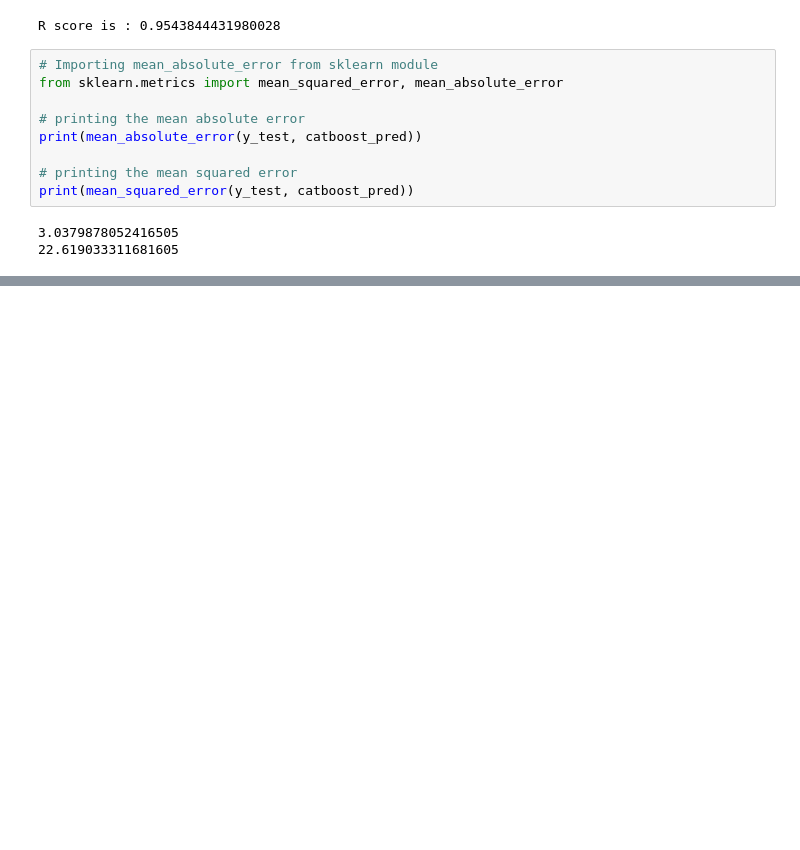
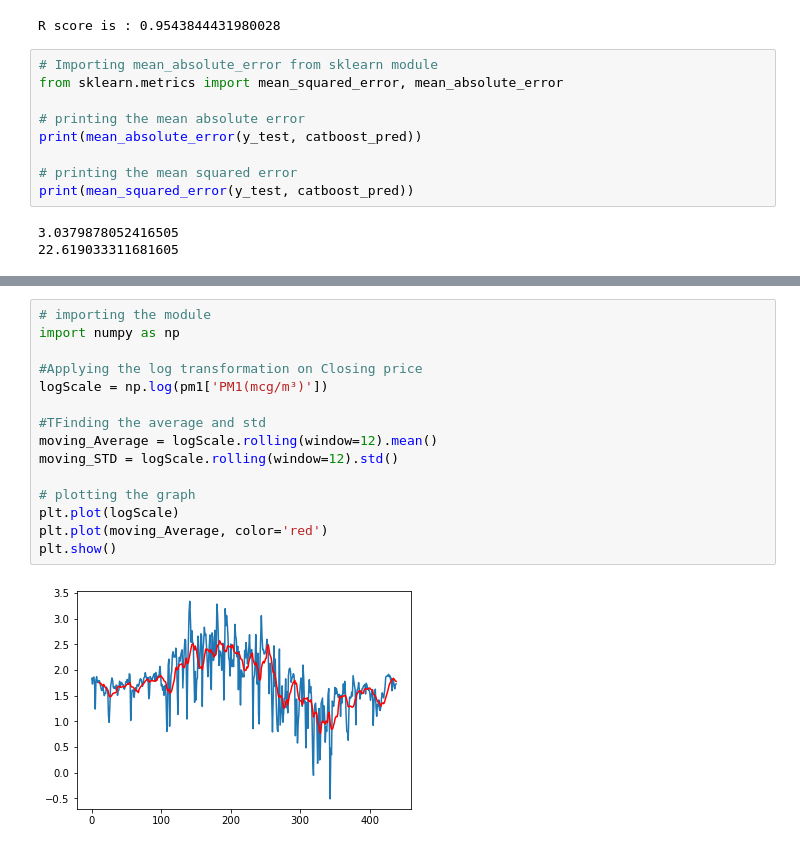
Before and after one commit to bashiralam185/Final_year_project, a Jupyter notebook: Datasets/PM1-PM10.ipynb, the cells around one changed output, grey strips where cells are left out. Drawn from its saved outputs; the diff is of its cells as text; blank space fills up the shorter version.

```diff
--- a/Datasets/PM1-PM10.ipynb
+++ b/Datasets/PM1-PM10.ipynb
@@ -605,0 +658,17 @@ plt.show()
+# %%
+# importing the module
+import numpy as np
+
+#Applying the log transformation on Closing price
+logScale = np.log(pm1['PM1(mcg/m³)'])
+
+#TFinding the average and std
+moving_Average = logScale.rolling(window=12).mean()
+moving_STD = logScale.rolling(window=12).std()
+
+# plotting the graph
+plt.plot(logScale)
+plt.plot(moving_Average, color='red')
+plt.show()
+# %% [output]
+[figure, added]
```
Also changed, not shown: parts of 51 cells of this notebook, 6 other files.
